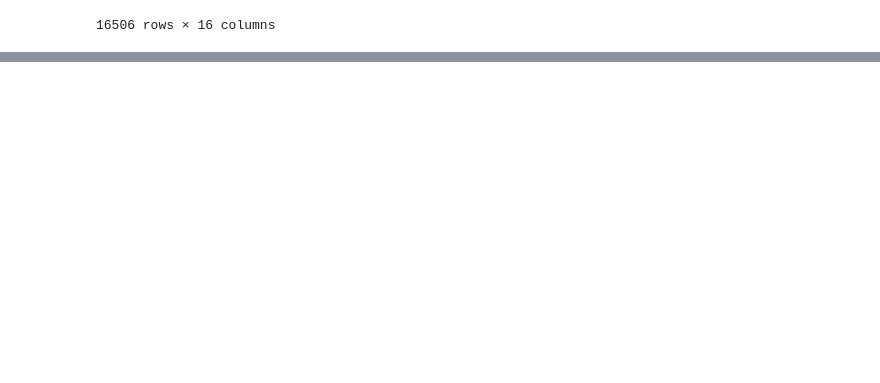
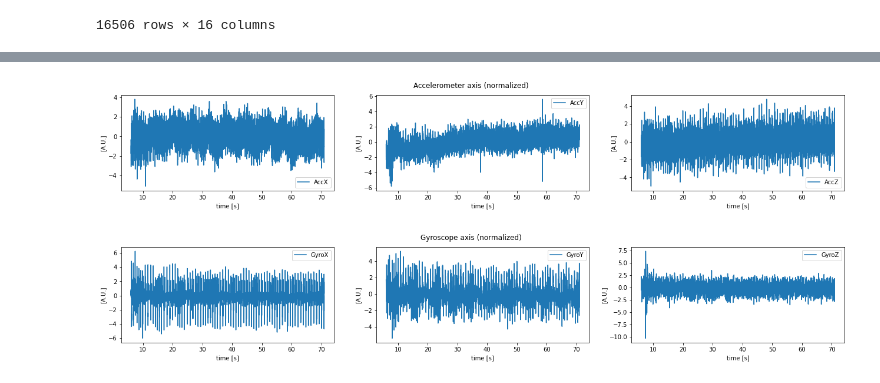
Before and after one commit to zanocrate/LCP_projects_Y4, a Jupyter notebook: Raffo_draft.ipynb, the cells around one changed output, grey strips where cells are left out. Saved outputs shown, nothing was run; the diff lists cells and outputs as text; code cells hidden in the pictures; blank space fills up the shorter version.

```diff
--- a/Raffo_draft.ipynb
+++ b/Raffo_draft.ipynb
@@ -525,0 +51,4 @@ To obtain a more general analysis less linked to the fine tuning of the paramete
+# %%
+#clean up the data (we select a time intervall from 6s to 71s)
+
+data=new_df.loc[6:71].copy()
@@ -525,0 +76,20 @@ To obtain a more general analysis less linked to the fine tuning of the paramete
+# %%
+#accelerometer plots
+
+figure, axes = plt.subplots(1, 3, figsize=(22,3))
+figure.suptitle('Accelerometer axis (normalized)')
+data.plot(ax=axes[0],y=['AccX'], ylabel='[A.U.]', xlabel='time [s]')
+data.plot(ax=axes[1],y=['AccY'],ylabel='[A.U.]', xlabel='time [s]')
+data.plot(ax=axes[2],y=['AccZ'], ylabel='[A.U.]', xlabel='time [s]')
+
+
+#gyroscope plots
+
+figure, axes = plt.subplots(1, 3, figsize=(22,3))
+figure.suptitle('Gyroscope axis (normalized)')
+data.plot(ax=axes[0],y=['GyroX'], ylabel='[A.U.]', xlabel='time [s]')
+data.plot(ax=axes[1],y=['GyroY'],ylabel='[A.U.]', xlabel='time [s]')
+data.plot(ax=axes[2],y=['GyroZ'], ylabel='[A.U.]', xlabel='time [s]');
+# %% [output]
+[figure, added]
+[figure, added]
```
Also changed, not shown: parts of 35 cells of this notebook.
